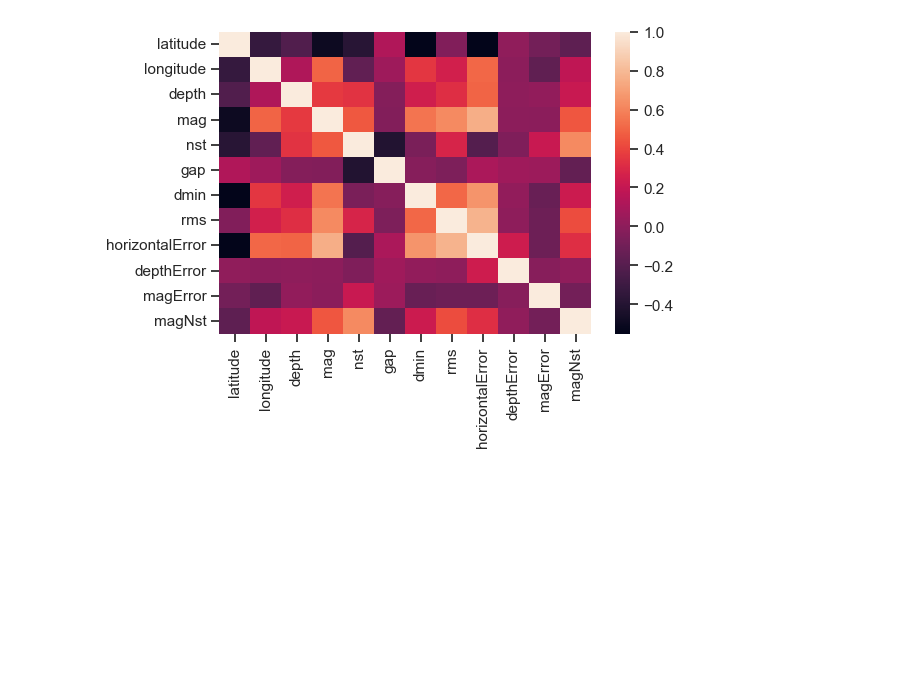
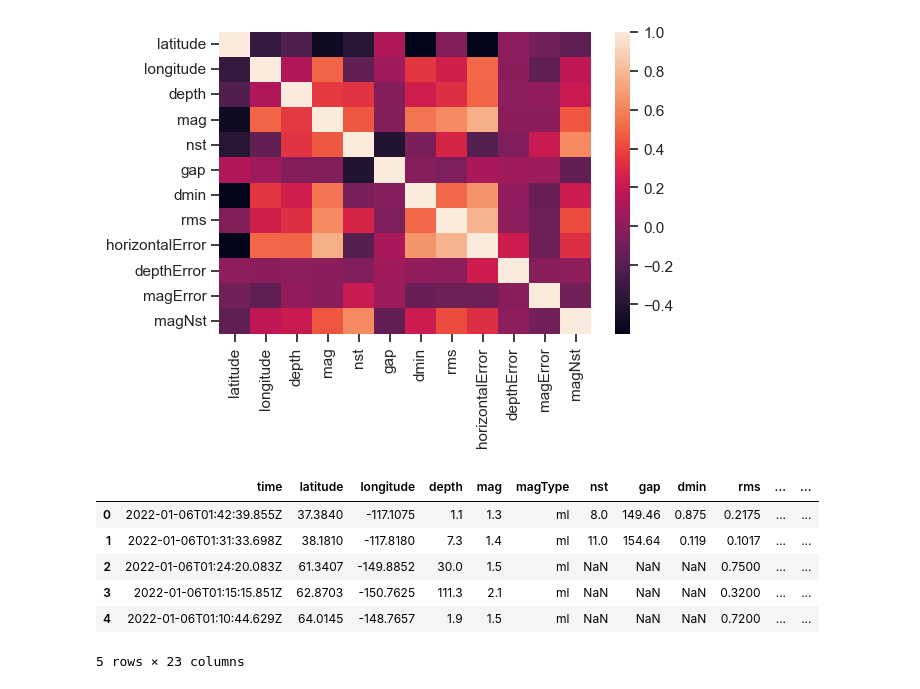
Before and after one commit to rromang/earthquake_modeling, a Jupyter notebook: noteboooks/data_exploration.ipynb, the cells around one changed output. Cells and saved outputs as stored; diff of their text form; code cells hidden in the pictures; blank space fills up the shorter version.

```diff
--- a/noteboooks/data_exploration.ipynb
+++ b/noteboooks/data_exploration.ipynb
@@ -473,3 +473,14 @@ sns.catplot(y="places", x='Count',data=places_cnt[0:20], kind='bar', color="r",
 ax = sns.heatmap(corr_df)
 # %% [output]
 [figure]
+# %%
+raw_data['Unix Time'] = pd.to_datetime(raw_data['time']).astype(int)/10**9
+raw_data.head(5)
+# %% [output]
+|  | time | latitude | longitude | depth | mag | magType | nst | gap | dmin | rms | ... | ... |
+| 0 | 2022-01-06T01:42:39.855Z | 37.3840 | -117.1075 | 1.1 | 1.3 | ml | 8.0 | 149.46 | 0.875 | 0.2175 | ... | ... |
+| 1 | 2022-01-06T01:31:33.698Z | 38.1810 | -117.8180 | 7.3 | 1.4 | ml | 11.0 | 154.64 | 0.119 | 0.1017 | ... | ... |
+| 2 | 2022-01-06T01:24:20.083Z | 61.3407 | -149.8852 | 30.0 | 1.5 | ml | NaN | NaN | NaN | 0.7500 | ... | ... |
+| 3 | 2022-01-06T01:15:15.851Z | 62.8703 | -150.7625 | 111.3 | 2.1 | ml | NaN | NaN | NaN | 0.3200 | ... | ... |
+| 4 | 2022-01-06T01:10:44.629Z | 64.0145 | -148.7657 | 1.9 | 1.5 | ml | NaN | NaN | NaN | 0.7200 | ... | ... |
+5 rows × 23 columns
```
Also changed, not shown: parts of 5 cells of this notebook, 1 other file.
